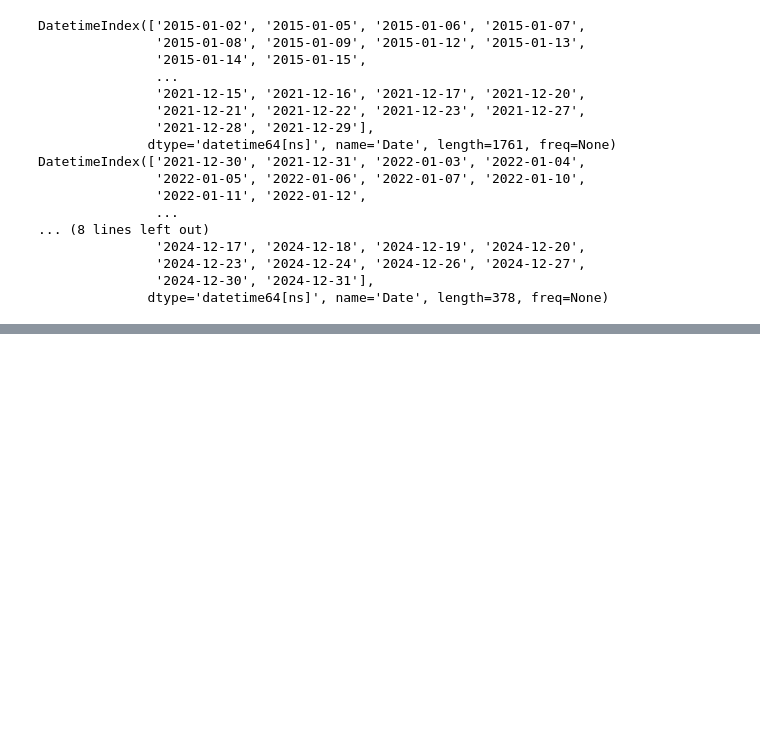
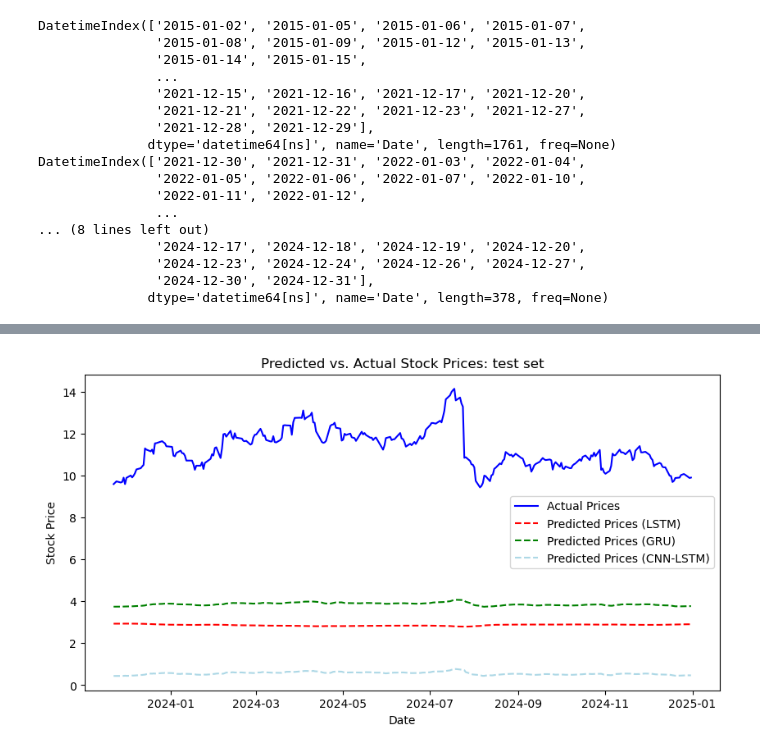
Before and after one commit to FbStatsQuant/Deep-Learning-for-Quantitative-Finance, a Jupyter notebook: Stocks.ipynb, the cells around one changed output, grey strips where cells are left out. Saved outputs shown, nothing was run; the diff lists cells and outputs as text; code cells hidden in the pictures; blank space fills up the shorter version.

```diff
--- a/Stocks.ipynb
+++ b/Stocks.ipynb
@@ -90,15 +92,18 @@ from tensorflow.keras.layers import Conv1D, MaxPooling1D, LSTM, GRU, Dropout, De
 early_stopping = EarlyStopping(monitor='val_loss', patience=7,
                                restore_best_weights=True)
 p = 0.3 # controls dropout
-epochs = 100
+epochs = 50
 batch_size = 32
-optimizer = Adam(learning_rate=0.0005)
+rate = 0.001
+optimizer_lstm = Adam(learning_rate=rate)
+optimizer_gru = Adam(learning_rate=rate)
+optimizer_cnn_lstm = Adam(learning_rate=rate)
 # %%
 # LSTM
 
 warnings.filterwarnings("ignore")
-units = 150 # LSTM
-d = 50 # Dense
+units = 100 # LSTM, GRU
+d = 25 # Dense
 
 model_lstm = Sequential([
     LSTM(units, return_sequences=True, input_shape = (sequences_length,1)),
@@ -109,7 +114,7 @@ model_lstm = Sequential([
     Dense(1)
 ])
 
-model_lstm.compile(optimizer=optimizer, loss="mean_squared_error")
+model_lstm.compile(optimizer=optimizer_lstm, loss="mean_squared_error")
 
 model_lstm.summary()
 # %% [output]
@@ -147,7 +152,7 @@ model_gru = Sequential([
     Dense(1)
 ])
 
-model_gru.compile(optimizer=optimizer, loss="mean_squared_error")
+model_gru.compile(optimizer=optimizer_gru, loss="mean_squared_error")
 
 model_gru.summary()
 # %% [output]
@@ -172,7 +177,7 @@ Model: "sequential_2"
  Non-trainable params: 0 (0.00 B)
 # %%
 model_cnn_lstm = Sequential([
-    Conv1D(filters=64, kernel_size=3, activation='relu', input_shape=(sequences_length, 1)),
+    Conv1D(filters=32, kernel_size=3, activation='relu', input_shape=(sequences_length, 1)),
     MaxPooling1D(pool_size=2),
     LSTM(units, return_sequences=True),
     Dropout(p),
@@ -183,4 +188,6 @@ model_cnn_lstm = Sequential([
 ])
 
 model_cnn_lstm.summary()
+
+model_cnn_lstm.compile(optimizer=optimizer_cnn_lstm, loss="mean_squared_error")
 # %% [output]
@@ -284,6 +333,7 @@ test_dates = data.index[train_size + val_size + sequences_length:]
 y_test_rescaled = scaler.inverse_transform(y_test.reshape(-1, 1))
 y_pred_lstm = scaler.inverse_transform(y_pred_lstm.reshape(-1, 1))
 y_pred_gru = scaler.inverse_transform(y_pred_gru.reshape(-1, 1))
+y_pred_cnn_lstm = scaler.inverse_transform(y_pred_cnn_lstm.reshape(-1, 1))
 
 
 # Plots
@@ -298,3 +348,4 @@ plt.title("Predicted vs. Actual Stock Prices: test set")
 plt.xlabel("Date")
 plt.ylabel("Stock Price")
 plt.show()
+# %% [output]
@@ -301,3 +355,4 @@ plt.show()
+[figure, added]
 # %%
 from sklearn.metrics import mean_squared_error, mean_absolute_error
 
```
Also changed, not shown: parts of 11 cells of this notebook.
